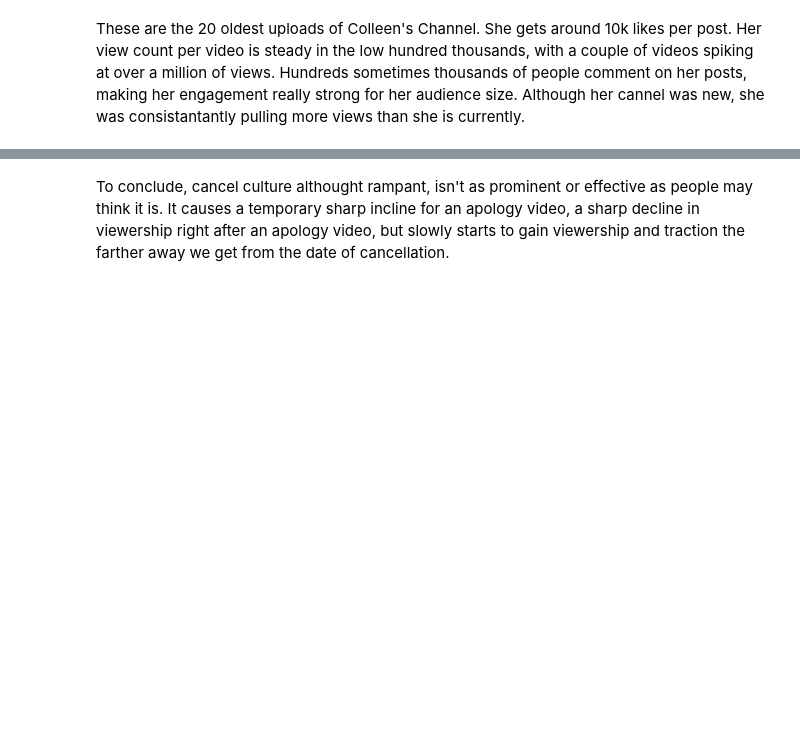
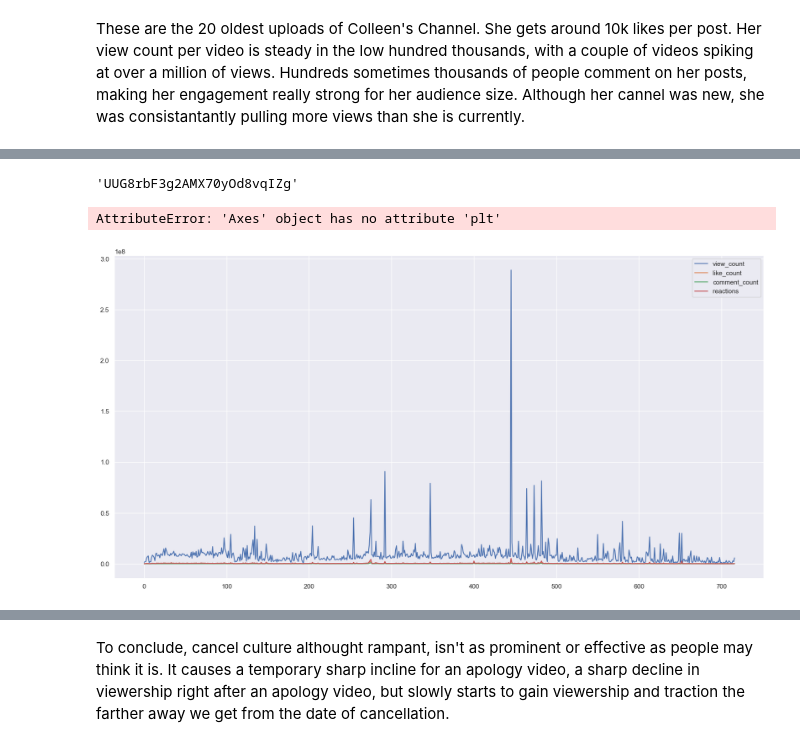
Before and after one commit to jaylenhicks/DataInEMAT2023, a Jupyter notebook: Revised Final Analysis Plan_Jaylen Hicks.ipynb, the cells around one changed output, grey strips where cells are left out. Cells and saved outputs as stored; diff of their text form; code cells hidden in the pictures; blank space fills up the shorter version.

```diff
--- a/Revised Final Analysis Plan_Jaylen Hicks.ipynb
+++ b/Revised Final Analysis Plan_Jaylen Hicks.ipynb
@@ -16,7 +16,7 @@ from googleapiclient.discovery import build
 import json
 secrets_filename = 'API_KEY.txt'
 api_keys = {}
-API_KEY = 'AIzaSyCEieOHhcSztNinUgUqZ4RbPXRyJ-WABo0'
+API_KEY = 'API KEY'
 youtube = build('youtube', 'v3', developerKey = API_KEY)
 # %%
 ellen_id = "UCp0hYYBW6IMayGgR-WeoCvQ"
@@ -185,0 +205,5 @@ These are the 20 oldest uploads of Colleen's Channel. She gets around 10k likes
+# %%
+playlist_id = channel_stats[0]['contentDetails']['relatedPlaylists']['uploads']
+playlist_id
+# %% [output]
+'UUG8rbF3g2AMX70yOd8vqIZg'
@@ -185,0 +235,6 @@ These are the 20 oldest uploads of Colleen's Channel. She gets around 10k likes
+# %%
+line = df.plot()
+line.plt()
+# %% [output]
+AttributeError: 'Axes' object has no attribute 'plt'
+[figure, added]
```
Also changed, not shown: parts of 41 cells of this notebook.
